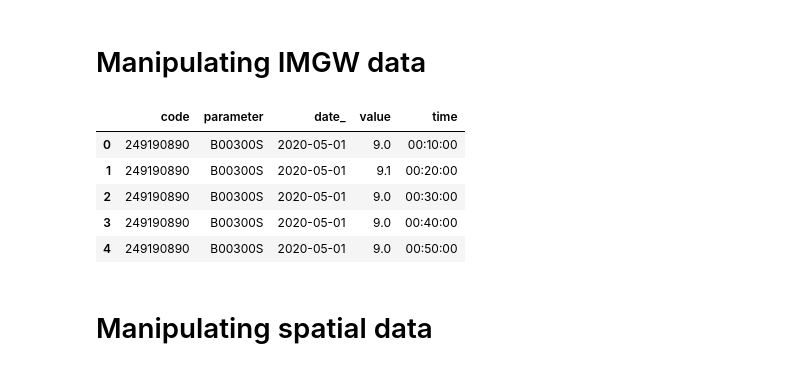
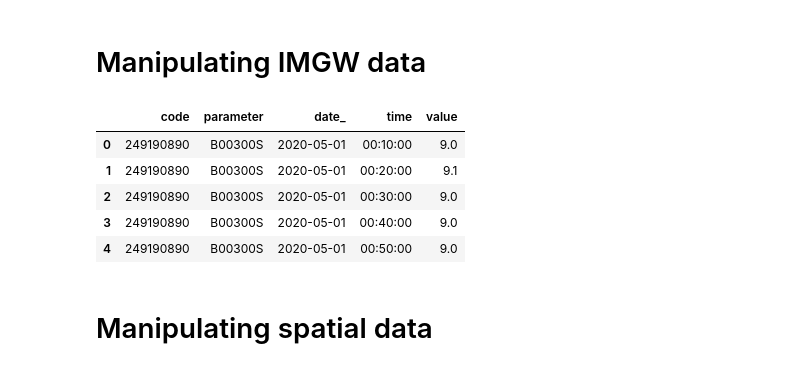
Before and after one commit to jakubGryzio/PAG_II, a Jupyter notebook: projekt1/projekt1.ipynb, the cells around one changed output. Saved outputs shown, nothing was run; the diff lists cells and outputs as text; code cells hidden in the pictures.

```diff
--- a/projekt1/projekt1.ipynb
+++ b/projekt1/projekt1.ipynb
@@ -56,20 +56,20 @@ df.head()
 # %%
 # renaming columns name
 df.rename(columns={0:"code", 1:"parameter", 2:'date_', 3:"value"}, inplace=True)
 # changing ',' -> '.' to can convert string value to float
 df['value'] = df['value'].str.replace(",", '.').astype(float)
 df['date_'] = pd.to_datetime(df['date_'])
 df['time'] = df['date_'].dt.time
 df['date_'] = df['date_'].dt.date
-df = df[['code', 'parameter', 'date_', 'value', 'time']]
+df = df[['code', 'parameter', 'date_', 'time', 'value',]]
 df.head()
 # %% [output]
-|  | code | parameter | date_ | value | time |
-| 0 | 249190890 | B00300S | 2020-05-01 | 9.0 | 00:10:00 |
-| 1 | 249190890 | B00300S | 2020-05-01 | 9.1 | 00:20:00 |
-| 2 | 249190890 | B00300S | 2020-05-01 | 9.0 | 00:30:00 |
-| 3 | 249190890 | B00300S | 2020-05-01 | 9.0 | 00:40:00 |
-| 4 | 249190890 | B00300S | 2020-05-01 | 9.0 | 00:50:00 |
+|  | code | parameter | date_ | time | value |
+| 0 | 249190890 | B00300S | 2020-05-01 | 00:10:00 | 9.0 |
+| 1 | 249190890 | B00300S | 2020-05-01 | 00:20:00 | 9.1 |
+| 2 | 249190890 | B00300S | 2020-05-01 | 00:30:00 | 9.0 |
+| 3 | 249190890 | B00300S | 2020-05-01 | 00:40:00 | 9.0 |
+| 4 | 249190890 | B00300S | 2020-05-01 | 00:50:00 | 9.0 |
 # %% [markdown]
 # Manipulating spatial data
 # %%
```
Also changed, not shown: parts of 24 cells of this notebook.
